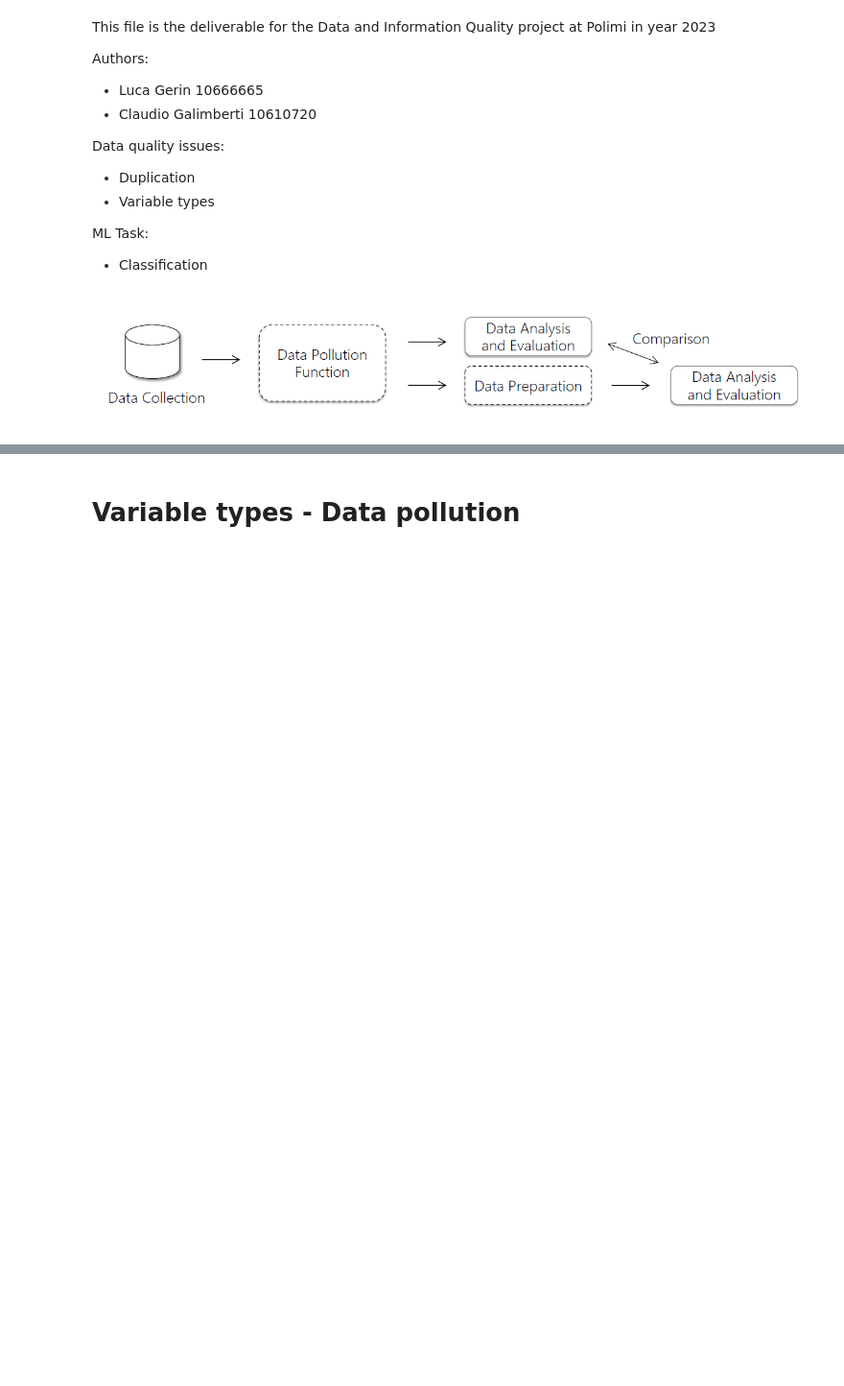
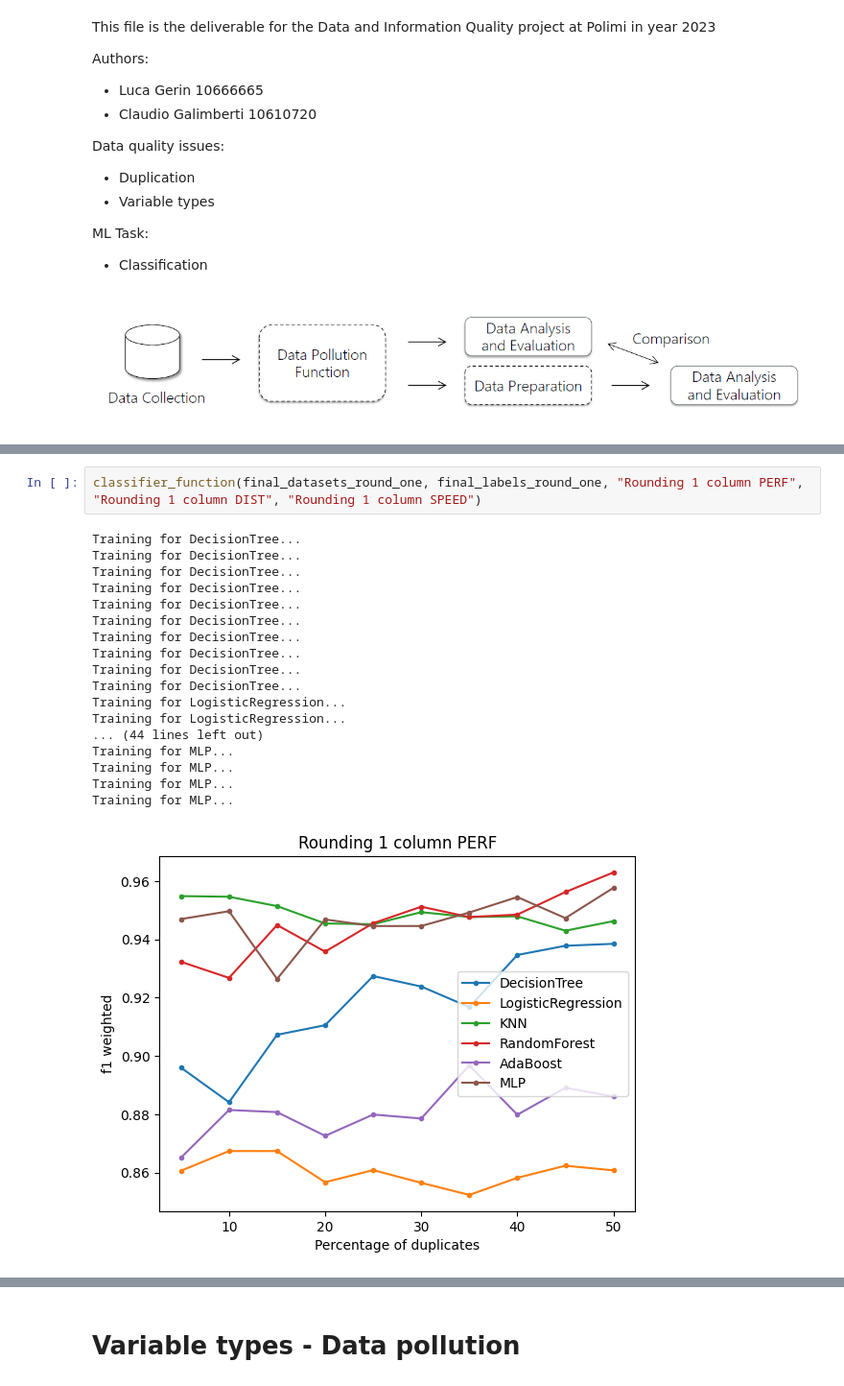
Before and after one commit to LucaGerin/Data_Quality_Project_polimi, a Jupyter notebook: DQProject_Gerin_Galimberti.ipynb, the cells around one changed output, grey strips where cells are left out. Shown at 96% size. Drawn from its saved outputs; the diff is of its cells as text; blank space fills up the shorter version.

```diff
--- a/DQProject_Gerin_Galimberti.ipynb
+++ b/DQProject_Gerin_Galimberti.ipynb
@@ -300,0 +634,21 @@ profile = pandas_profiling.ProfileReport(df)
+# %%
+classifier_function(final_datasets_round_one, final_labels_round_one, "Rounding 1 column PERF", "Rounding 1 column DIST", "Rounding 1 column SPEED")
+# %% [output]
+Training for DecisionTree...
+Training for DecisionTree...
+Training for DecisionTree...
+Training for DecisionTree...
+Training for DecisionTree...
+Training for DecisionTree...
+Training for DecisionTree...
+Training for DecisionTree...
+Training for DecisionTree...
+Training for DecisionTree...
+Training for LogisticRegression...
+Training for LogisticRegression...
+... (44 lines left out)
+Training for MLP...
+Training for MLP...
+Training for MLP...
+Training for MLP...
+[figure, added]
```
Also changed, not shown: parts of 66 cells of this notebook.
